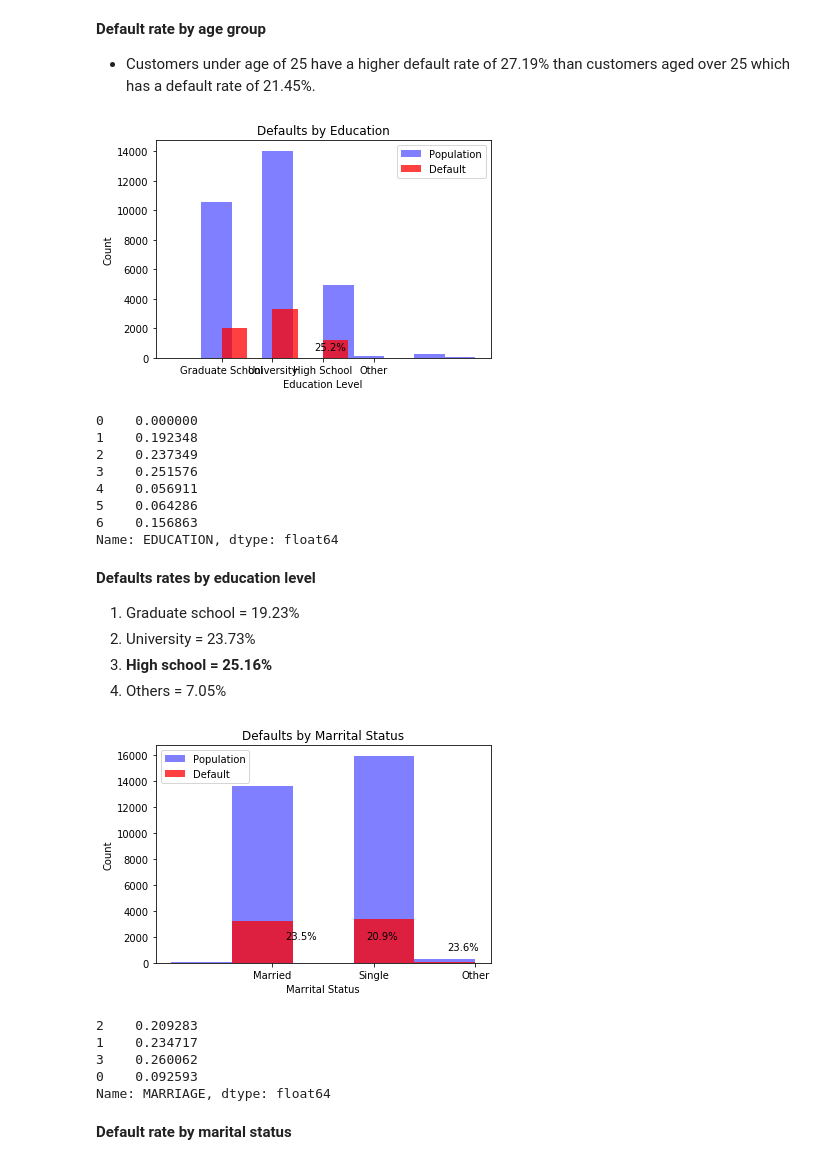
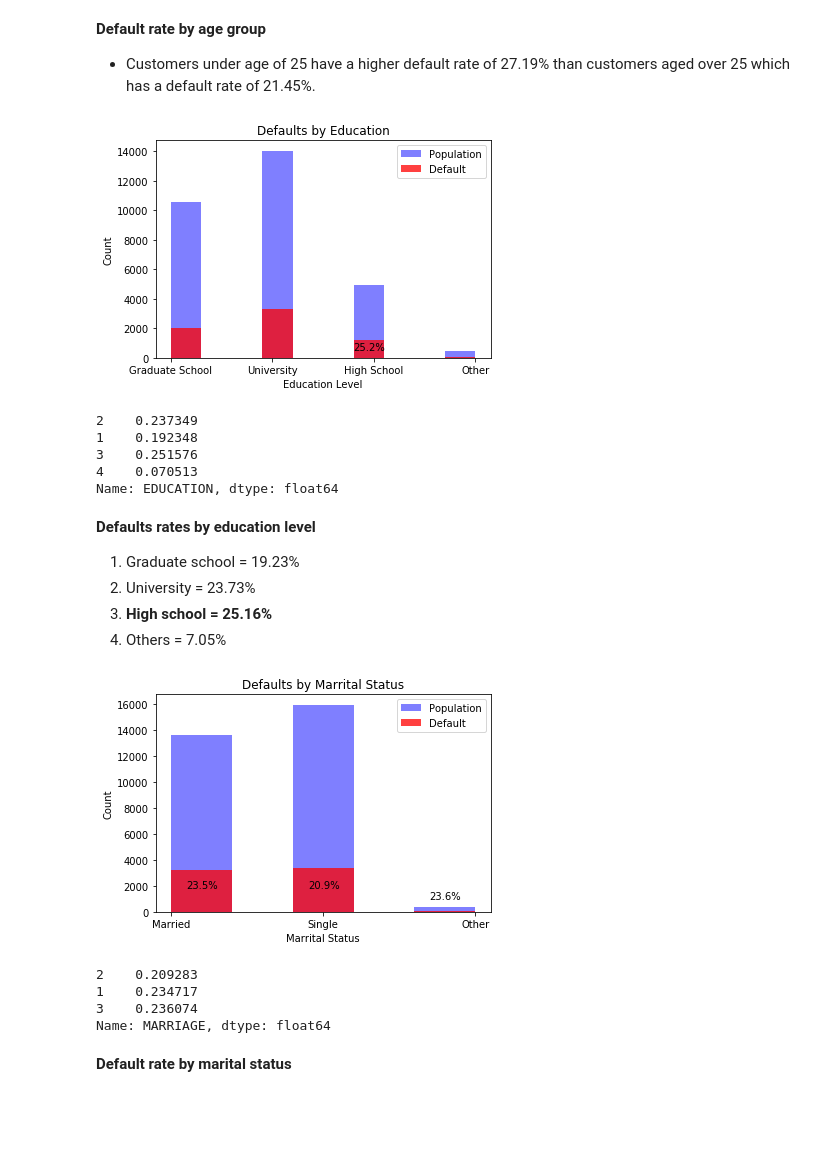
Before and after one commit to Tsolmon17/Springboard-Coursework, a Jupyter notebook: capstone-part1/capstone-part1.ipynb, the cells around one changed output. Cells and saved outputs as stored; diff of their text form; code cells hidden in the pictures; blank space fills up the shorter version.

```diff
--- a/capstone-part1/capstone-part1.ipynb
+++ b/capstone-part1/capstone-part1.ipynb
@@ -187,7 +184,7 @@ df.MARRIAGE.value_counts()
 Name: MARRIAGE, dtype: int64
 # %%
 # replacing values that dont fit in our data set description
-df.MARRIAGE.replace(to_replace=0, value=3)
+df.MARRIAGE.replace(to_replace=0, value=3, inplace=True)
 df.MARRIAGE.value_counts()
 # %% [output]
 2    15964
@@ -197,7 +193,7 @@ df.MARRIAGE.value_counts()
 Name: MARRIAGE, dtype: int64
 # %%
 #replacing values that dont fit in our data set description
-df.EDUCATION.replace(to_replace=(5, 6, 0), value=4)
+df.EDUCATION.replace(to_replace=(5, 6, 0), value=4, inplace=True)
 df.EDUCATION.value_counts()
 # %% [output]
 2    14030
@@ -539,21 +532,18 @@ plt.xlabel('Education Level')
 plt.ylabel('Count')
 plt.legend(('Population', 'Default'))
 plt.xticks([1, 2, 3, 4], ['Graduate School', 'University', 'High School', 'Other'])
-plt.annotate('25.2%', xy=(2.832, 500))
+plt.annotate('25.2%', xy=(2.8, 500))
 plt.show()
 # %% [output]
-[figure, old version]
+[figure, new version]
 # %%
 # default rates by Education level
 def_by_ed.value_counts() / ed.value_counts()
 # %% [output]
-0    0.000000
+2    0.237349
 1    0.192348
-2    0.237349
 3    0.251576
-4    0.056911
-5    0.064286
-6    0.156863
+4    0.070513
 Name: EDUCATION, dtype: float64
 # %% [markdown]
 **Defaults rates by education level**
@@ -564,20 +554,20 @@ Name: EDUCATION, dtype: float64
 # %%
 # plot histogram of defaults by marital status
 def_by_ms = df.MARRIAGE[df['default payment next month'] == 1]
 marriage = df.MARRIAGE
 _ = plt.hist(marriage, alpha=0.5, color='blue', bins=5)
 _ = plt.hist(def_by_ms, alpha=0.75, color = 'red', bins=5)
 plt.title('Defaults by Marrital Status')
 plt.xlabel('Marrital Status')
 plt.ylabel('Count')
 plt.legend(('Population', 'Default'))
 plt.xticks([1, 2, 3], ['Married', 'Single', 'Other'])
-plt.annotate('23.5%', xy=(1.13, 1800))
-plt.annotate('20.9%', xy=(1.93, 1800))
-plt.annotate('23.6%', xy=(2.72, 1000))
+plt.annotate('23.5%', xy=(1.1, 1800))
+plt.annotate('20.9%', xy=(1.9, 1800))
+plt.annotate('23.6%', xy=(2.7, 1000))
 plt.show()
 # %% [output]
-[figure, old version]
+[figure, new version]
 # %%
 # default rates by marrital status
 # 1 = married; 2 = single; 3 = others
@@ -585,8 +575,7 @@ def_by_ms.value_counts() / marriage.value_counts()
 # %% [output]
 2    0.209283
 1    0.234717
-3    0.260062
-0    0.092593
+3    0.236074
 Name: MARRIAGE, dtype: float64
 # %% [markdown]
 **Default rate by marital status**
```
Also changed, not shown: parts of 29 cells of this notebook.
